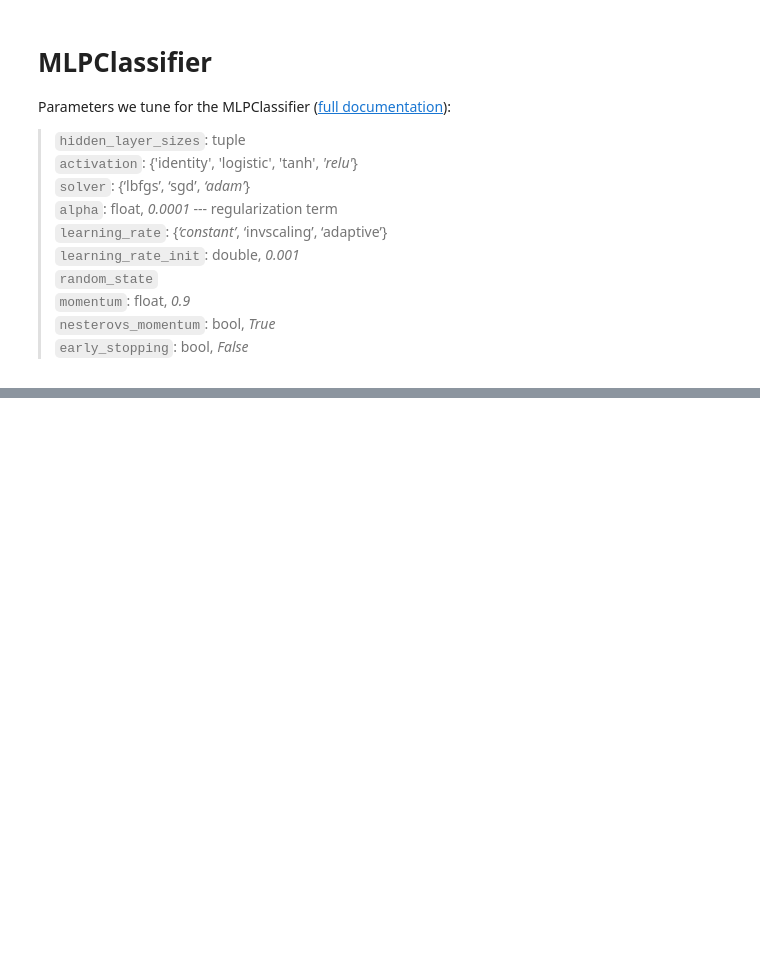
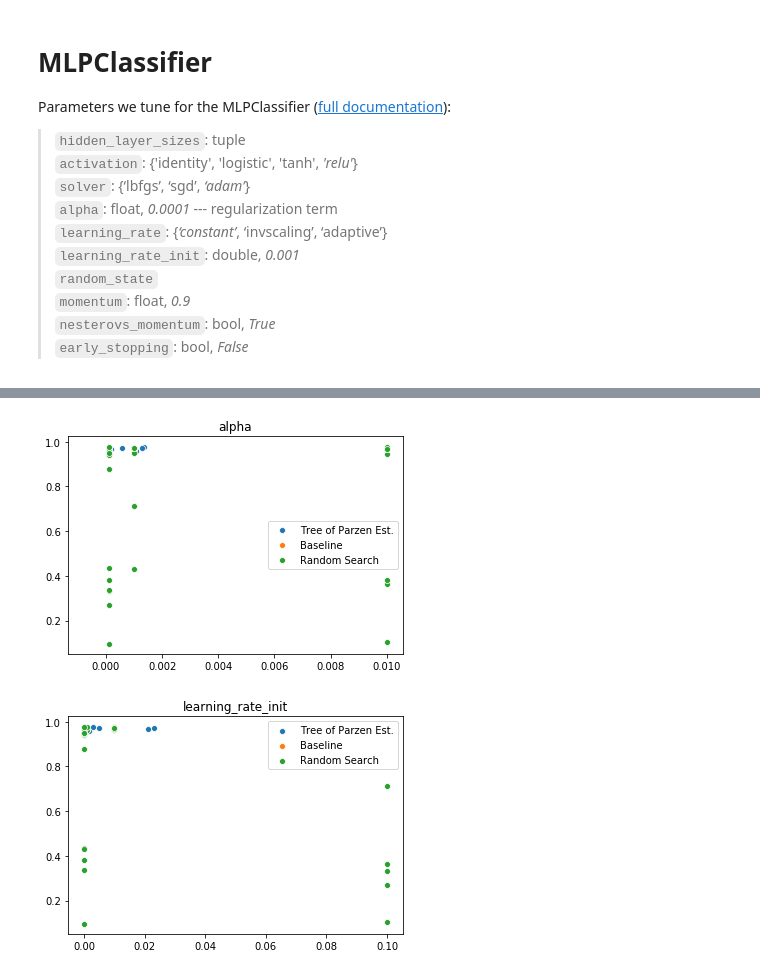
Before and after one commit to tonianelope/Hyper-Parameter-Tuning, a Jupyter notebook: HPT_core/hpt-MLPClassifier.ipynb, the cells around one changed output, grey strips where cells are left out. Saved outputs shown, nothing was run; the diff lists cells and outputs as text; code cells hidden in the pictures; blank space fills up the shorter version.

```diff
--- a/HPT_core/hpt-MLPClassifier.ipynb
+++ b/HPT_core/hpt-MLPClassifier.ipynb
@@ -155,0 +164,9 @@ pd.DataFrame(df[BEST_PARAMS].tolist())
+# %%
+for param in ['alpha', 'learning_rate_init']:
+    plt.figure()
+    for r in res:
+        ax = sns.scatterplot(x='param_'+param, y=scoring, data=r[INNER_RES], label=r[HPT_METHOD])
+        ax.set_title(param)
+# %% [output]
+[figure, added]
+[figure, added]
```
Also changed, not shown: parts of 11 cells of this notebook, 2 other files.
